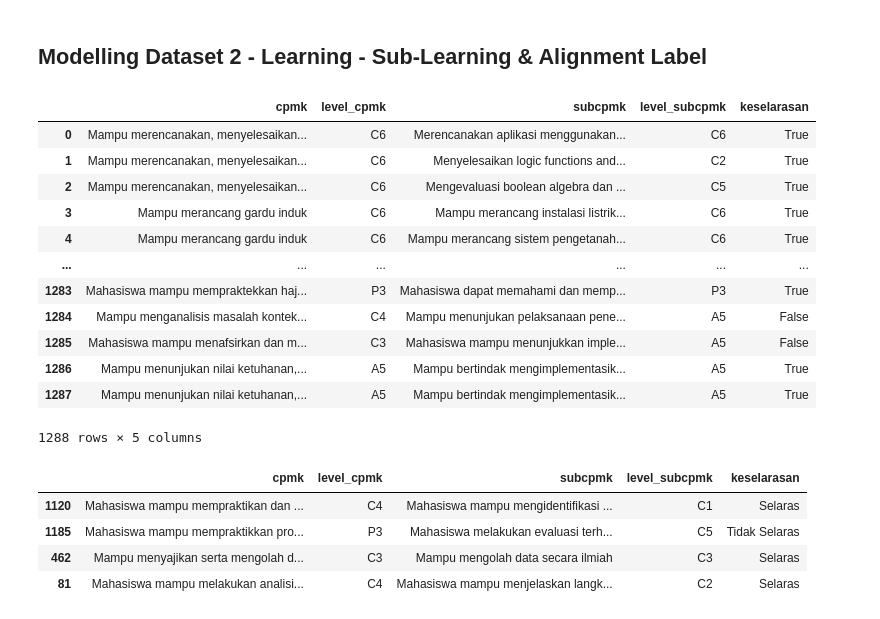
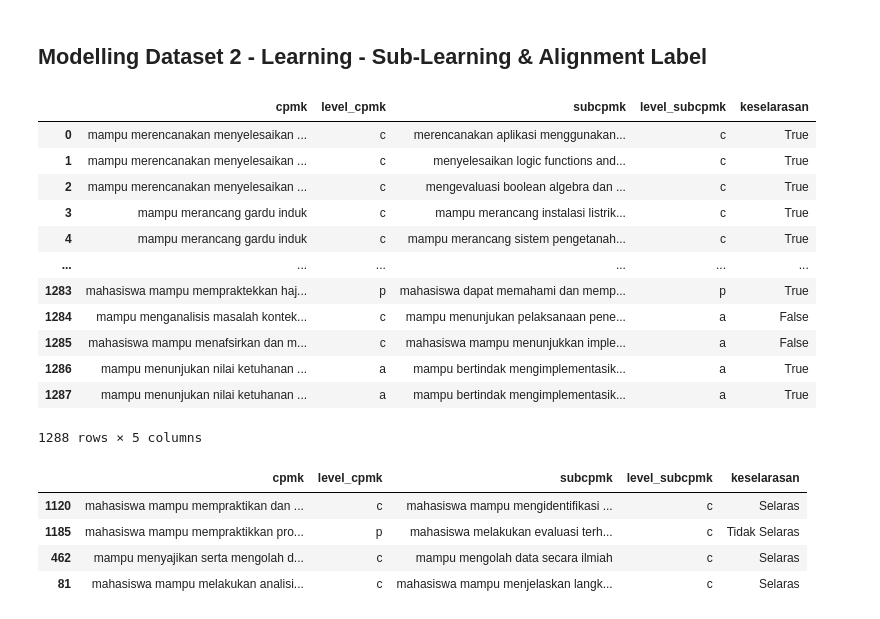
Before and after one commit to FadQode/skripsi-modelling, a Jupyter notebook: dataset-analysis.ipynb, the cells around one changed output. Drawn from its saved outputs; the diff is of its cells as text; code cells hidden in the pictures.

```diff
--- a/dataset-analysis.ipynb
+++ b/dataset-analysis.ipynb
@@ -36,6 +38,14 @@ df.head()
 | 2 | 7 | C6 | Mampu merencanakan, menyelesaikan... | C5 | Mengevaluasi boolean algebra dan ... |
 | 3 | 40 | C6 | Mampu merancang gardu induk | C6 | Mampu merancang instalasi listrik... |
 | 4 | 41 | C6 | Mampu merancang gardu induk | C6 | Mampu merancang sistem pengetanah... |
+# %%
+def clean_text(text):
+    text = text.lower()
+    text = re.sub(r"[^a-z\s]", " ", text)
+    text = re.sub(r"\s+", " ", text).strip()
+    return text
+
+df[["cpmk", "subcpmk"]] = df[["cpmk", "subcpmk"]].applymap(lambda x: clean_text(x) if isinstance(x, str) else x)
 # %%
 df.info()
 # %% [output]
@@ -367,20 +377,22 @@ fig.show()
 ## Modelling Dataset 2 - Learning - Sub-Learning  & Alignment Label
 # %%
 df_pair =   df[['cpmk', 'level_cpmk', 'subcpmk', 'level_subcpmk', 'keselarasan']].copy()
+
+df_pair = df_pair.applymap(lambda x: clean_text(x) if isinstance(x, str) else x)
 df_pair
 # %% [output]
 |  | cpmk | level_cpmk | subcpmk | level_subcpmk | keselarasan |
-| 0 | Mampu merencanakan, menyelesaikan... | C6 | Merencanakan aplikasi menggunakan... | C6 | True |
-| 1 | Mampu merencanakan, menyelesaikan... | C6 | Menyelesaikan logic functions and... | C2 | True |
-| 2 | Mampu merencanakan, menyelesaikan... | C6 | Mengevaluasi boolean algebra dan ... | C5 | True |
-| 3 | Mampu merancang gardu induk | C6 | Mampu merancang instalasi listrik... | C6 | True |
-| 4 | Mampu merancang gardu induk | C6 | Mampu merancang sistem pengetanah... | C6 | True |
+| 0 | mampu merencanakan menyelesaikan ... | c | merencanakan aplikasi menggunakan... | c | True |
+| 1 | mampu merencanakan menyelesaikan ... | c | menyelesaikan logic functions and... | c | True |
+| 2 | mampu merencanakan menyelesaikan ... | c | mengevaluasi boolean algebra dan ... | c | True |
+| 3 | mampu merancang gardu induk | c | mampu merancang instalasi listrik... | c | True |
+| 4 | mampu merancang gardu induk | c | mampu merancang sistem pengetanah... | c | True |
 | ... | ... | ... | ... | ... | ... |
-| 1283 | Mahasiswa mampu mempraktekkan haj... | P3 | Mahasiswa dapat memahami dan memp... | P3 | True |
-| 1284 | Mampu menganalisis masalah kontek... | C4 | Mampu menunjukan pelaksanaan pene... | A5 | False |
-| 1285 | Mahasiswa mampu menafsirkan dan m... | C3 | Mahasiswa mampu menunjukkan imple... | A5 | False |
-| 1286 | Mampu menunjukan nilai ketuhanan,... | A5 | Mampu bertindak mengimplementasik... | A5 | True |
-| 1287 | Mampu menunjukan nilai ketuhanan,... | A5 | Mampu bertindak mengimplementasik... | A5 | True |
+| 1283 | mahasiswa mampu mempraktekkan haj... | p | mahasiswa dapat memahami dan memp... | p | True |
+| 1284 | mampu menganalisis masalah kontek... | c | mampu menunjukan pelaksanaan pene... | a | False |
+| 1285 | mahasiswa mampu menafsirkan dan m... | c | mahasiswa mampu menunjukkan imple... | a | False |
+| 1286 | mampu menunjukan nilai ketuhanan ... | a | mampu bertindak mengimplementasik... | a | True |
+| 1287 | mampu menunjukan nilai ketuhanan ... | a | mampu bertindak mengimplementasik... | a | True |
 1288 rows × 5 columns
 # %%
 df_pair.to_csv('../../dataset/cpmk_subcpmk_pairs.csv', index=False)
@@ -398,7 +410,7 @@ df_pair_sample = (
 df_pair_sample
 # %% [output]
 |  | cpmk | level_cpmk | subcpmk | level_subcpmk | keselarasan |
-| 1120 | Mahasiswa mampu mempraktikan dan ... | C4 | Mahasiswa mampu mengidentifikasi ... | C1 | Selaras |
-| 1185 | Mahasiswa mampu mempraktikkan pro... | P3 | Mahasiswa melakukan evaluasi terh... | C5 | Tidak Selaras |
-| 462 | Mampu menyajikan serta mengolah d... | C3 | Mampu mengolah data secara ilmiah | C3 | Selaras |
-| 81 | Mahasiswa mampu melakukan analisi... | C4 | Mahasiswa mampu menjelaskan langk... | C2 | Selaras |
+| 1120 | mahasiswa mampu mempraktikan dan ... | c | mahasiswa mampu mengidentifikasi ... | c | Selaras |
+| 1185 | mahasiswa mampu mempraktikkan pro... | p | mahasiswa melakukan evaluasi terh... | c | Tidak Selaras |
+| 462 | mampu menyajikan serta mengolah d... | c | mampu mengolah data secara ilmiah | c | Selaras |
+| 81 | mahasiswa mampu melakukan analisi... | c | mahasiswa mampu menjelaskan langk... | c | Selaras |
```
Also changed, not shown: parts of 10 cells of this notebook, 5 other files.
